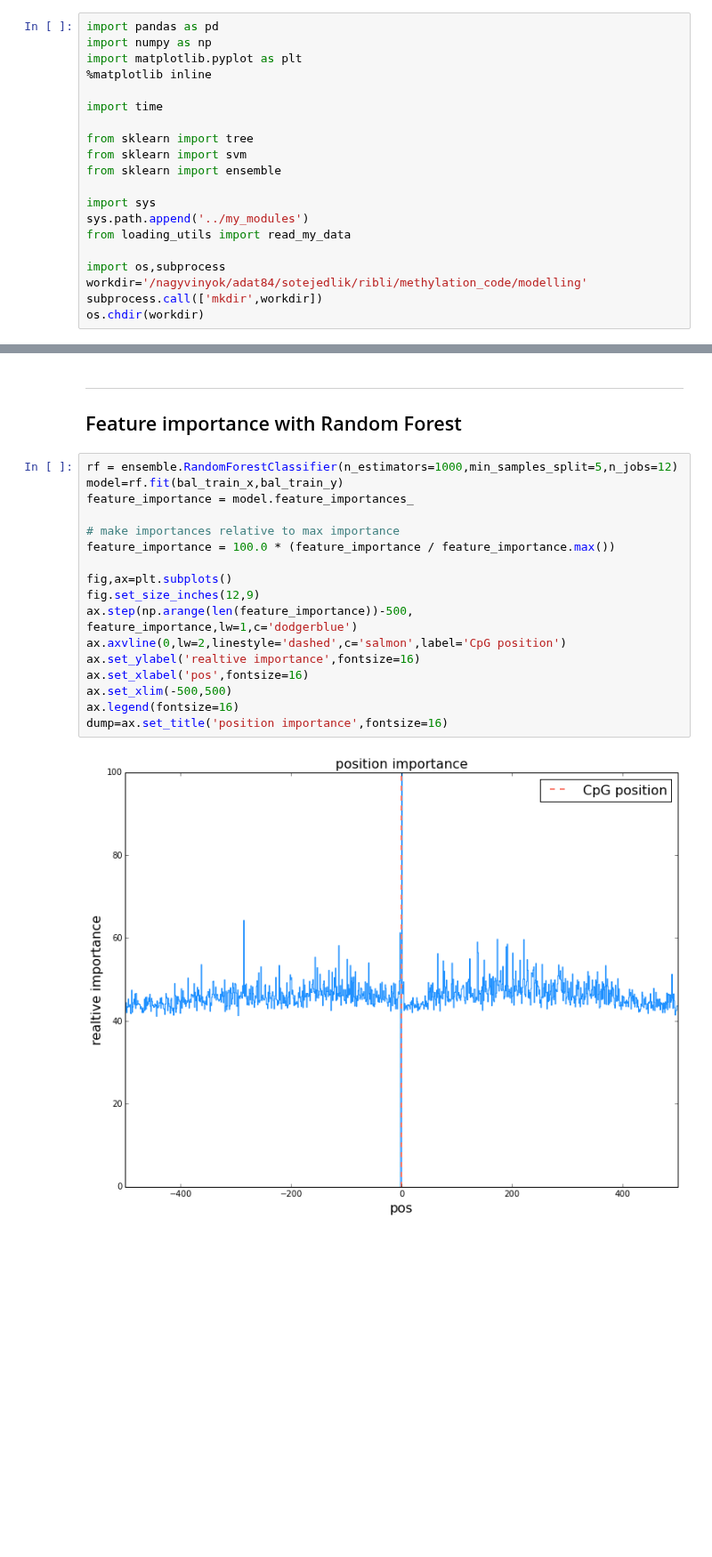
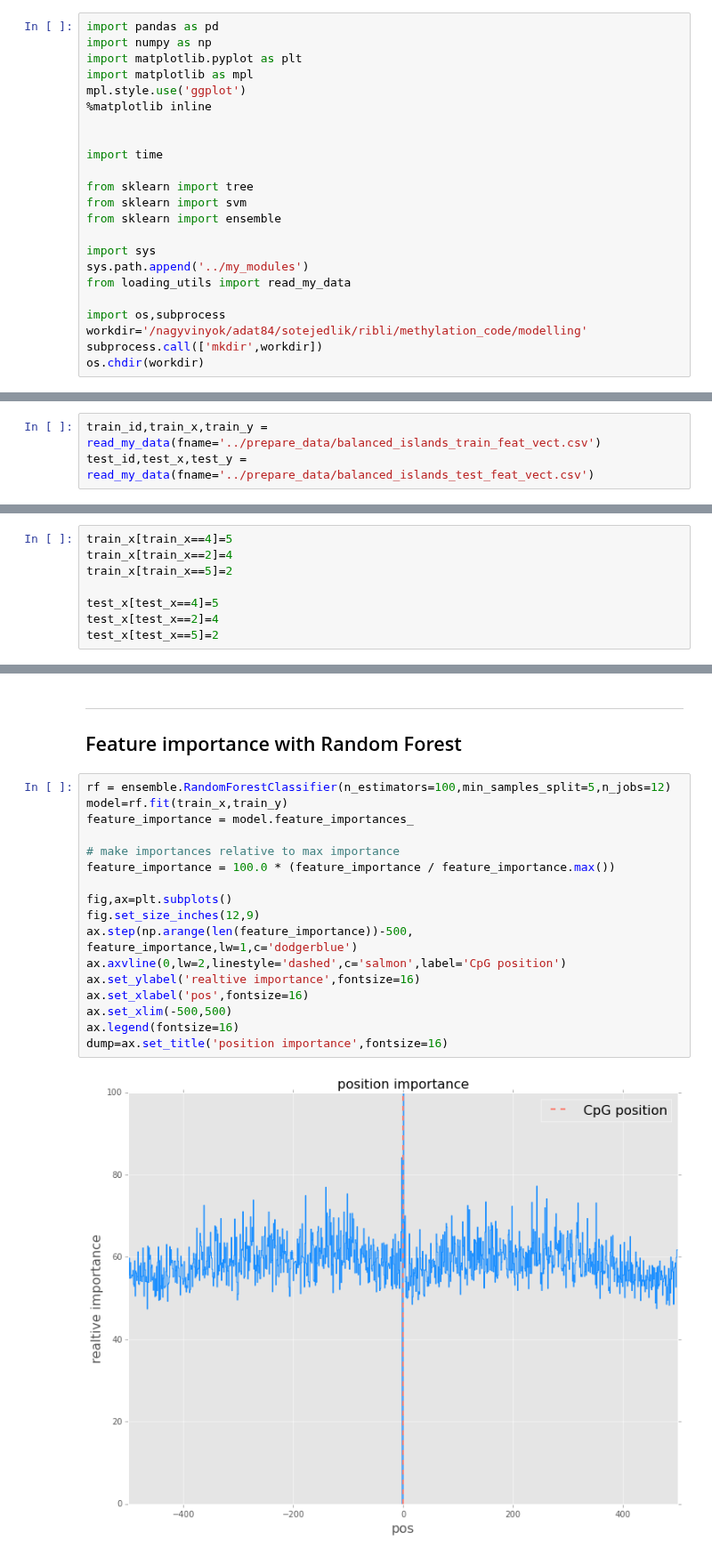
Before and after one commit to riblidezso/methylation_code, a Jupyter notebook: modelling/naive_sklearn_islands.ipynb, the cells around one changed output, grey strips where cells are left out. Shown at 89% size. Saved outputs shown, nothing was run; the diff lists cells and outputs as text; blank space fills up the shorter version.

```diff
--- a/modelling/naive_sklearn_islands.ipynb
+++ b/modelling/naive_sklearn_islands.ipynb
@@ -21,7 +21,10 @@ Only CpG islands used now
 import pandas as pd
 import numpy as np
 import matplotlib.pyplot as plt
+import matplotlib as mpl
+mpl.style.use('ggplot')
 %matplotlib inline
+
 
 import time
 
@@ -131,0 +110,3 @@ print bal_train_x.shape
+# %%
+train_id,train_x,train_y = read_my_data(fname='../prepare_data/balanced_islands_train_feat_vect.csv')
+test_id,test_x,test_y = read_my_data(fname='../prepare_data/balanced_islands_test_feat_vect.csv')
@@ -147,0 +133,8 @@ prediction balance:
+# %%
+train_x[train_x==4]=5
+train_x[train_x==2]=4
+train_x[train_x==5]=2
+
+test_x[test_x==4]=5
+test_x[test_x==2]=4
+test_x[test_x==5]=2
@@ -149,21 +177,21 @@ prediction balance:
 ---
 ## Feature importance with Random Forest
 # %%
-rf = ensemble.RandomForestClassifier(n_estimators=1000,min_samples_split=5,n_jobs=12)
-model=rf.fit(bal_train_x,bal_train_y)
+rf = ensemble.RandomForestClassifier(n_estimators=100,min_samples_split=5,n_jobs=12)
+model=rf.fit(train_x,train_y)
 feature_importance = model.feature_importances_
 
 # make importances relative to max importance
 feature_importance = 100.0 * (feature_importance / feature_importance.max())
 
 fig,ax=plt.subplots()
 fig.set_size_inches(12,9)
 ax.step(np.arange(len(feature_importance))-500, feature_importance,lw=1,c='dodgerblue')
 ax.axvline(0,lw=2,linestyle='dashed',c='salmon',label='CpG position')
 ax.set_ylabel('realtive importance',fontsize=16)
 ax.set_xlabel('pos',fontsize=16)
 ax.set_xlim(-500,500)
 ax.legend(fontsize=16)
 dump=ax.set_title('position importance',fontsize=16)
 # %% [output]
-[figure, old version]
+[figure, new version]
```
Also changed, not shown: parts of 23 cells of this notebook, 2 other files.
